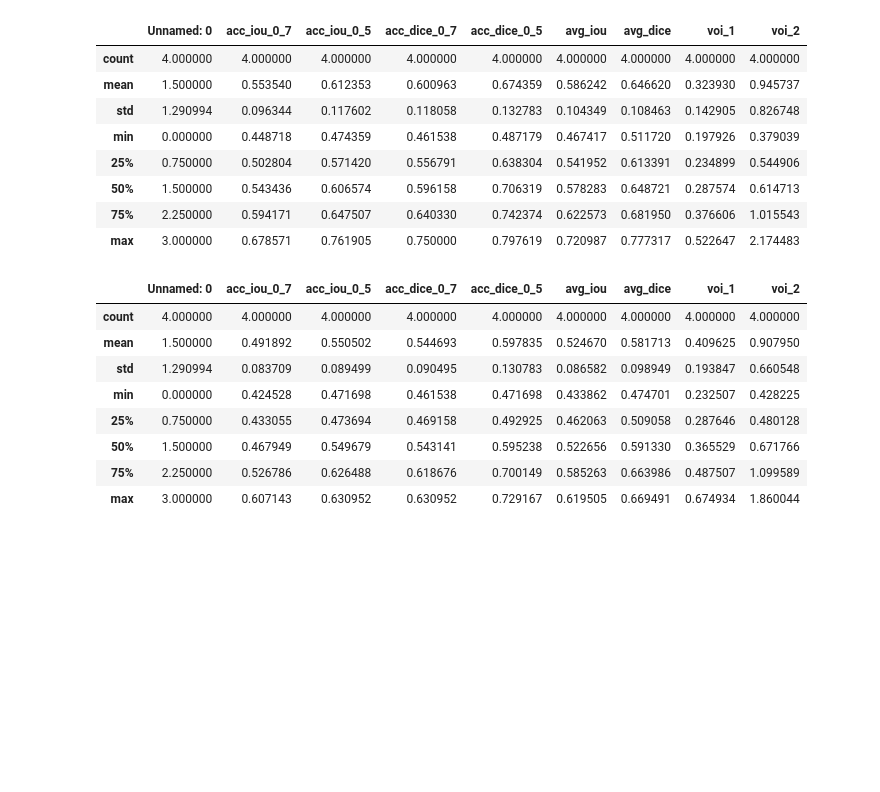
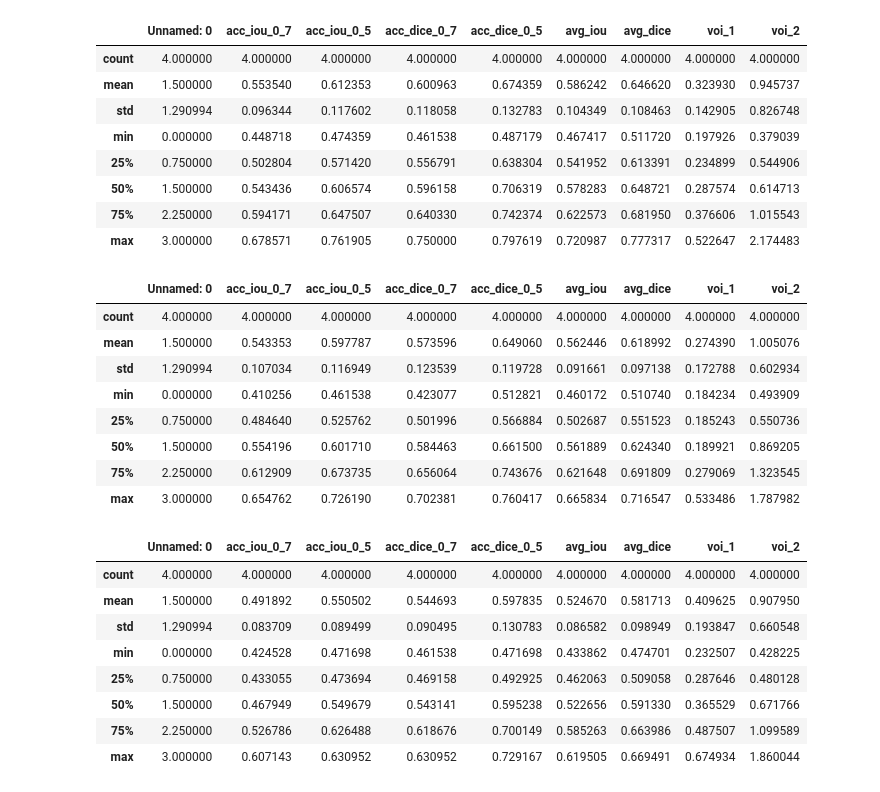
Before and after one commit to theGindar/3DCellSegMasterThesis, a Jupyter notebook: auswertung_LRP.ipynb, the cells around one changed output. Saved outputs shown, nothing was run; the diff lists cells and outputs as text; code cells hidden in the pictures; blank space fills up the shorter version.

```diff
--- a/auswertung_LRP.ipynb
+++ b/auswertung_LRP.ipynb
@@ -53,6 +67,18 @@ unet.describe()
 | 50% | 1.500000 | 0.543436 | 0.606574 | 0.596158 | 0.706319 | 0.578283 | 0.648721 | 0.287574 | 0.614713 |
 | 75% | 2.250000 | 0.594171 | 0.647507 | 0.640330 | 0.742374 | 0.622573 | 0.681950 | 0.376606 | 1.015543 |
 | max | 3.000000 | 0.678571 | 0.761905 | 0.750000 | 0.797619 | 0.720987 | 0.777317 | 0.522647 | 2.174483 |
+# %%
+unet_2.describe()
+# %% [output]
+|  | Unnamed: 0 | acc_iou_0_7 | acc_iou_0_5 | acc_dice_0_7 | acc_dice_0_5 | avg_iou | avg_dice | voi_1 | voi_2 |
+| count | 4.000000 | 4.000000 | 4.000000 | 4.000000 | 4.000000 | 4.000000 | 4.000000 | 4.000000 | 4.000000 |
+| mean | 1.500000 | 0.543353 | 0.597787 | 0.573596 | 0.649060 | 0.562446 | 0.618992 | 0.274390 | 1.005076 |
+| std | 1.290994 | 0.107034 | 0.116949 | 0.123539 | 0.119728 | 0.091661 | 0.097138 | 0.172788 | 0.602934 |
+| min | 0.000000 | 0.410256 | 0.461538 | 0.423077 | 0.512821 | 0.460172 | 0.510740 | 0.184234 | 0.493909 |
+| 25% | 0.750000 | 0.484640 | 0.525762 | 0.501996 | 0.566884 | 0.502687 | 0.551523 | 0.185243 | 0.550736 |
+| 50% | 1.500000 | 0.554196 | 0.601710 | 0.584463 | 0.661500 | 0.561889 | 0.624340 | 0.189921 | 0.869205 |
+| 75% | 2.250000 | 0.612909 | 0.673735 | 0.656064 | 0.743676 | 0.621648 | 0.691809 | 0.279069 | 1.323545 |
+| max | 3.000000 | 0.654762 | 0.726190 | 0.702381 | 0.760417 | 0.665834 | 0.716547 | 0.533486 | 1.787982 |
 # %%
 retrained_3.describe()
 # %% [output]
```
Also changed, not shown: parts of 4 cells of this notebook, 1 other file.
